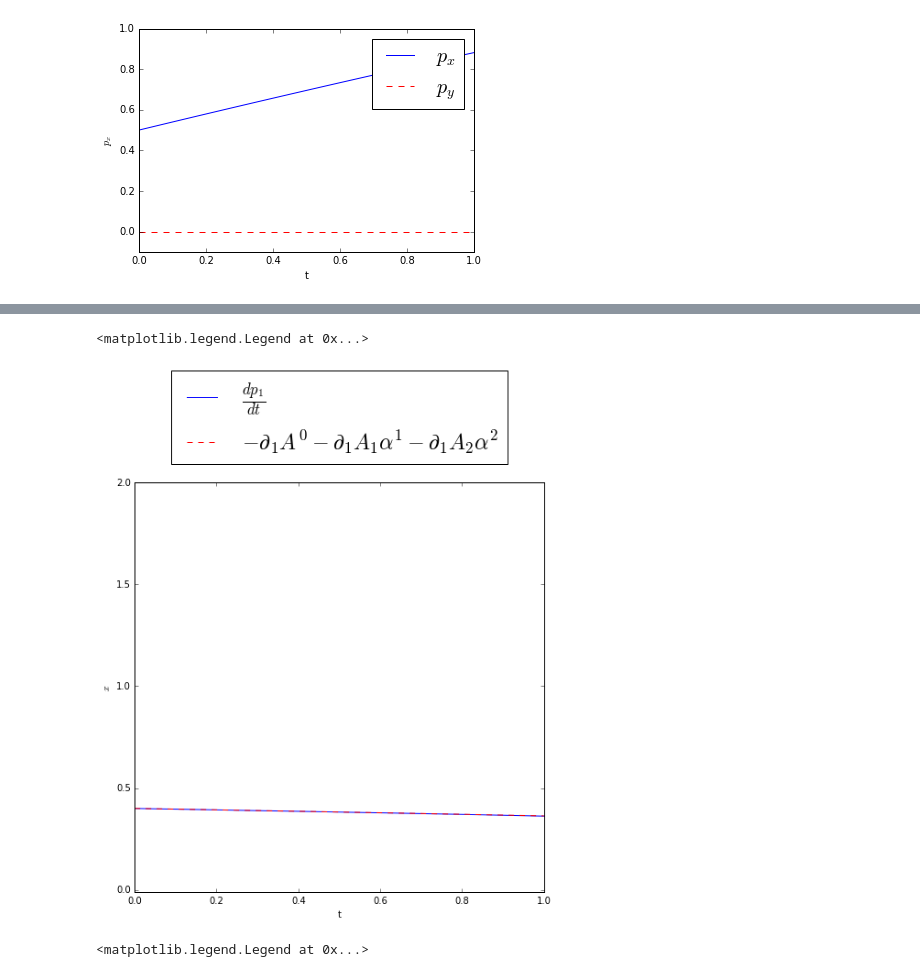
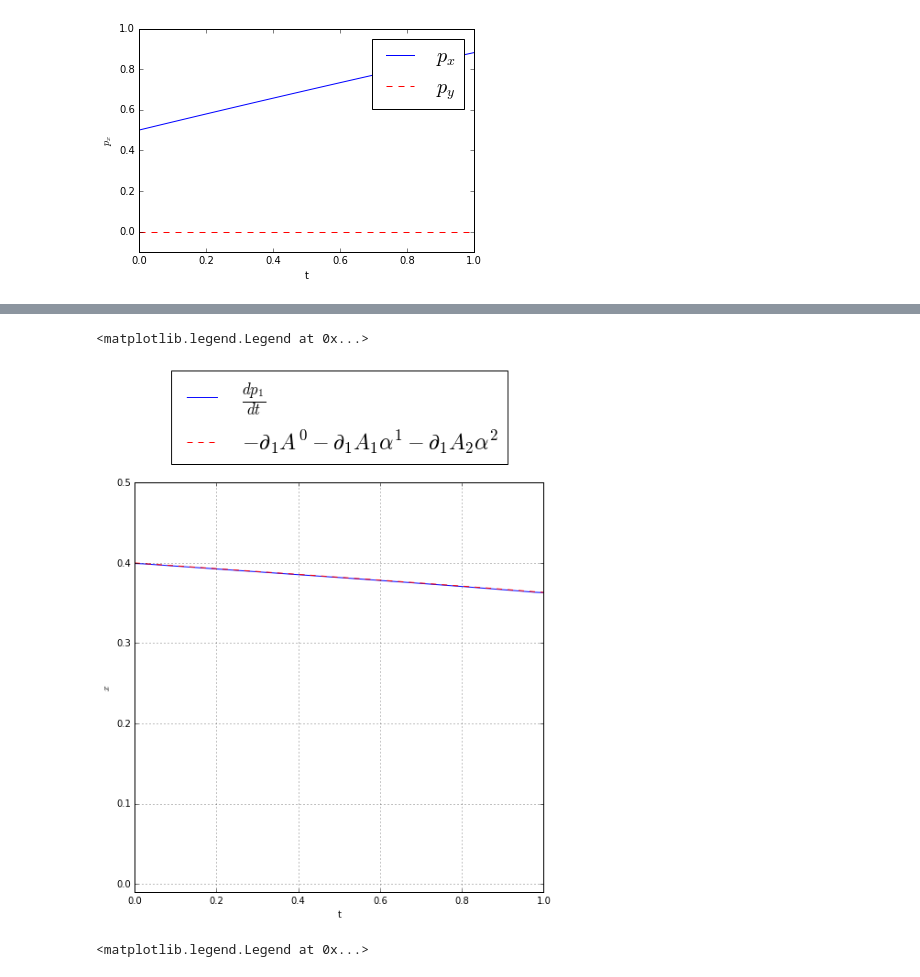
Before and after one commit to cabrer7/PyWignerCUDA2, a Jupyter notebook: instances/WignerDirac4D_64_64/X2.ipynb, the cells around one changed output, grey strips where cells are left out. Drawn from its saved outputs; the diff is of its cells as text; code cells hidden in the pictures.

```diff
--- a/instances/WignerDirac4D_64_64/X2.ipynb
+++ b/instances/WignerDirac4D_64_64/X2.ipynb
@@ -32,14 +32,14 @@ class frame( GPU_WignerDirac4D ):
         self.gridDIM_x   = 64     #axis 3
 
         self.skipFrames = 1
-        self.dt         =   0.01
-        self.timeSteps  =    100
+        self.dt         =   0.02
+        self.timeSteps  =     50
         self.skipFrame  = 1
 
         # Phase space window
-        self.p_y_amplitude = 2.8;          #axis 0
+        self.p_y_amplitude = 2.9;          #axis 0
         self.y_amplitude   = 15.          #axis 1
-        self.p_x_amplitude = 2.8         #axis 2
+        self.p_x_amplitude = 2.9         #axis 2
         self.x_amplitude   = 15.        #axis 3
 
         # Ambiguity space window
@@ -535,19 +535,20 @@ initial velocity y =  0.666666666667
 # %%
 DA = -instance.average_D_1_A_0 - instance.average_D_1_A_1 - instance.average_D_1_A_2
 
 plt.figure(figsize=(8,8))
 
 plt.plot(  instance.skipFrameTime, np.gradient( instance.average_p_x , instance.dt)  , label="$\\frac{dp_1}{dt}$")
 plt.plot(  instance.skipFrameTime, DA ,'r--' , label="$-\partial_1 A^0 -\partial_1 A_1\\alpha^1 -\partial_1 A_2 \\alpha^2$")
 plt.ylabel("$x$")
 plt.xlabel("t")
 
-plt.ylim( -0.01 , 2 )
+plt.ylim( -0.01 , 0.5 )
 #plt.legend(fontsize=30)
+plt.grid()
 plt.legend(loc='upper center', bbox_to_anchor=(0.5, 1.3) , fontsize=24)
 # %% [output]
 <matplotlib.legend.Legend at 0x...>
-[figure, old version]
+[figure, new version]
 # %%
 plt.figure(figsize=(8,8))
 
```
Also changed, not shown: parts of 16 cells of this notebook.
